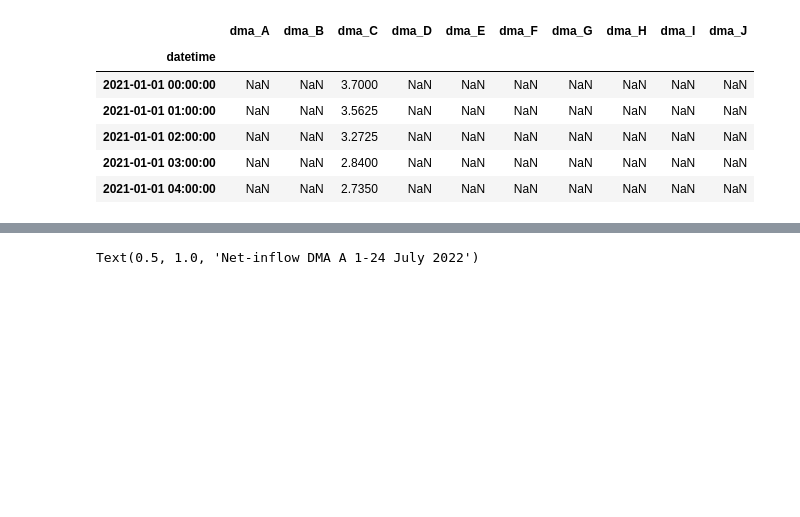
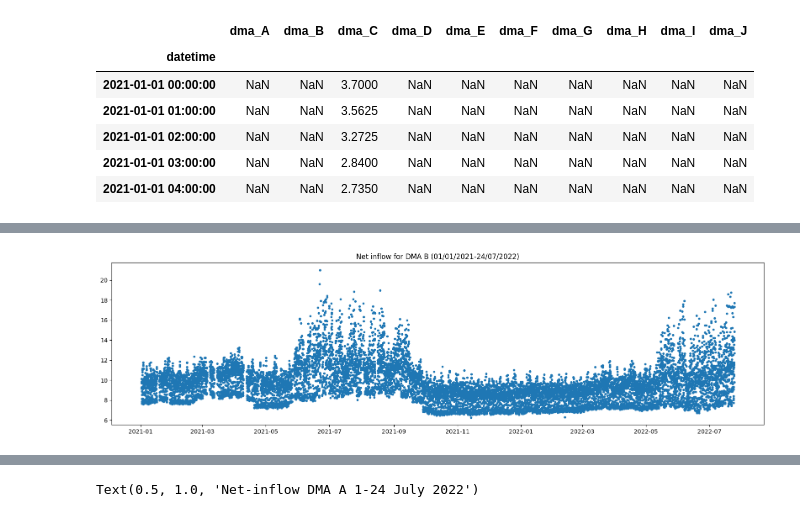
Before and after one commit to ncarrico1975/CCWI-WDSA-IPS, a Jupyter notebook: src/BWDF_v01.ipynb, the cells around one changed output, grey strips where cells are left out. Cells and saved outputs as stored; diff of their text form; code cells hidden in the pictures; blank space fills up the shorter version.

```diff
--- a/src/BWDF_v01.ipynb
+++ b/src/BWDF_v01.ipynb
@@ -191,5 +192,11 @@ plt.show()
 # %% [output]
 [figure]
 # %%
-# TASK: produce the other plots for the remaining DMAs
-#...
+# Plot Inflow Timeseries to DMA B
+plt.figure(figsize=(20,5))
+plt.plot(df.index.values, df['dma_B'],linestyle="",marker=".")
+
+plt.title('Net inflow for DMA B (01/01/2021-24/07/2022)')
+plt.show()
+# %% [output]
+[figure, added]
```
Also changed, not shown: parts of 28 cells of this notebook.
